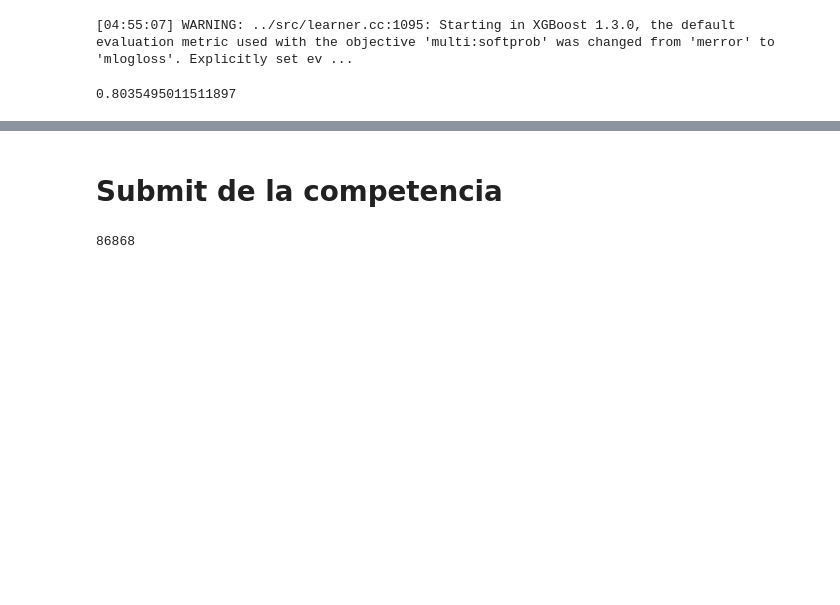
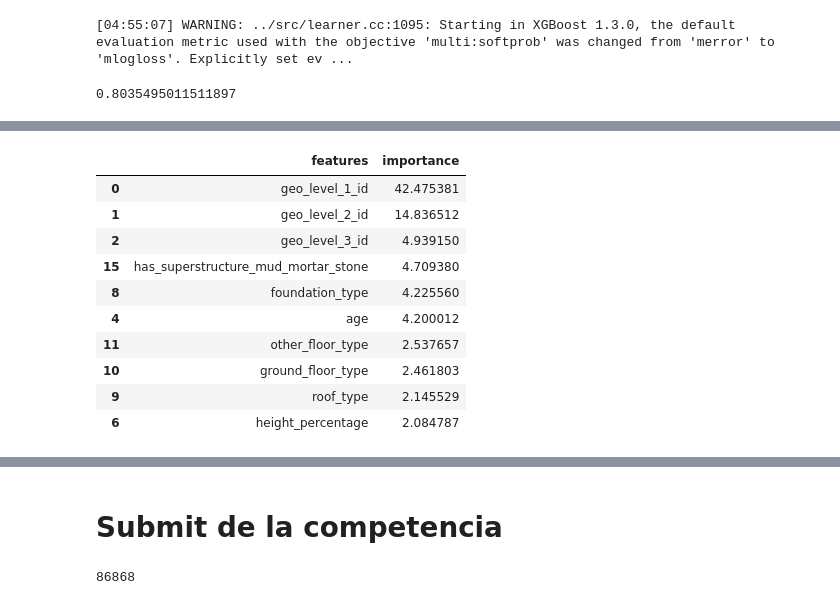
Before and after one commit to franvinas/7506-tp1, a Jupyter notebook: TP2.ipynb, the cells around one changed output, grey strips where cells are left out. Cells and saved outputs as stored; diff of their text form; code cells hidden in the pictures; blank space fills up the shorter version.

```diff
--- a/TP2.ipynb
+++ b/TP2.ipynb
@@ -1130,0 +1134,3 @@ f1_score(y10_test,predicciones,average ='micro')
+# %%
+data=train_values.drop("building_id",axis=1)
+x_train, x_test, y_train, y_test = train_test_split(data, train_labels["damage_grade"].to_list(), test_size=0.2, random_state=123)
@@ -1130,0 +1176,8 @@ f1_score(y10_test,predicciones,average ='micro')
+# %%
+model_cb1 = CatBoostClassifier(iterations=100, logging_level='Silent')
+
+# entrenamos el modelo
+model_cb1.fit(x_train, y=y_train, cat_features=categorical_f, verbose=10)
+# hacemos las predicciones con el modelo resultante
+preds_class1 = model_cb1.predict(x_test)
+preds_proba1 = model_cb1.predict_proba(x_test)
@@ -1130,0 +1217,14 @@ f1_score(y10_test,predicciones,average ='micro')
+# %%
+cb_od = CatBoostClassifier(
+    iterations=2000,
+    cat_features=categorical_f,
+    verbose=200,
+    early_stopping_rounds=20
+)
+
+# train the model
+if Path('cb_od.sav').is_file():
+    cb_od = pickle.load(open('cb_od.sav', 'rb'))
+else:
+    cb_od.fit(x_train, y=y_train, cat_features=categorical_f, verbose=False)
+    pickle.dump(cb_od,open('cb_od.sav','wb'))
@@ -1130,0 +1251,17 @@ f1_score(y10_test,predicciones,average ='micro')
+# %%
+cb_od2 = CatBoostClassifier(
+    iterations=5000,
+    learning_rate=0.05,
+    cat_features=categorical_f,
+    verbose=500,
+    early_stopping_rounds=50,
+    save_snapshot=True,
+    snapshot_file='snapshot.bkp'
+)
+
+# train the model
+if Path('cb_od2.sav').is_file():
+    cb_od2 = pickle.load(open('cb_od2.sav', 'rb'))
+else:
+    cb_od2.fit(x_train, y=y_train, cat_features=categorical_f)
+    pickle.dump(cb_od,open('cb_od2.sav','wb'))
@@ -1130,0 +1287,15 @@ f1_score(y10_test,predicciones,average ='micro')
+# %%
+f_imp2=pd.DataFrame( { "features":x_train.columns, "importance":cb_od2.feature_importances_ })
+f_imp2.sort_values(by="importance", ascending=False).head(10)
+# %% [output]
+|  | features | importance |
+| 0 | geo_level_1_id | 42.475381 |
+| 1 | geo_level_2_id | 14.836512 |
+| 2 | geo_level_3_id | 4.939150 |
+| 15 | has_superstructure_mud_mortar_stone | 4.709380 |
+| 8 | foundation_type | 4.225560 |
+| 4 | age | 4.200012 |
+| 11 | other_floor_type | 2.537657 |
+| 10 | ground_floor_type | 2.461803 |
+| 9 | roof_type | 2.145529 |
+| 6 | height_percentage | 2.084787 |
```
Also changed, not shown: parts of 20 cells of this notebook, 8 other files.
